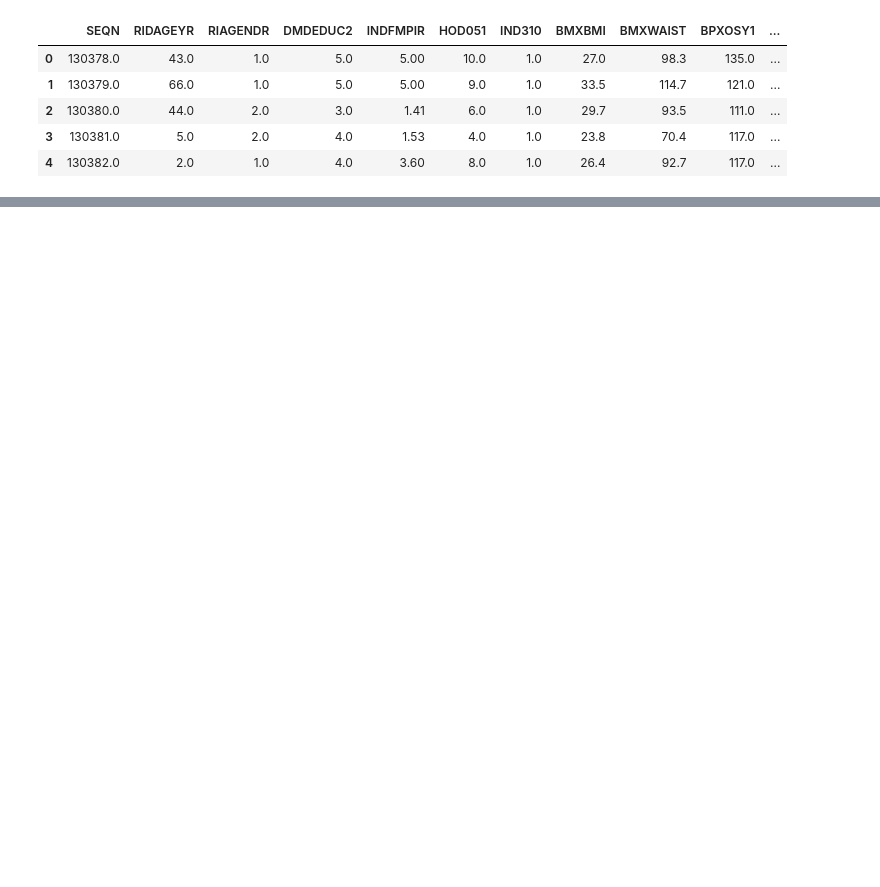
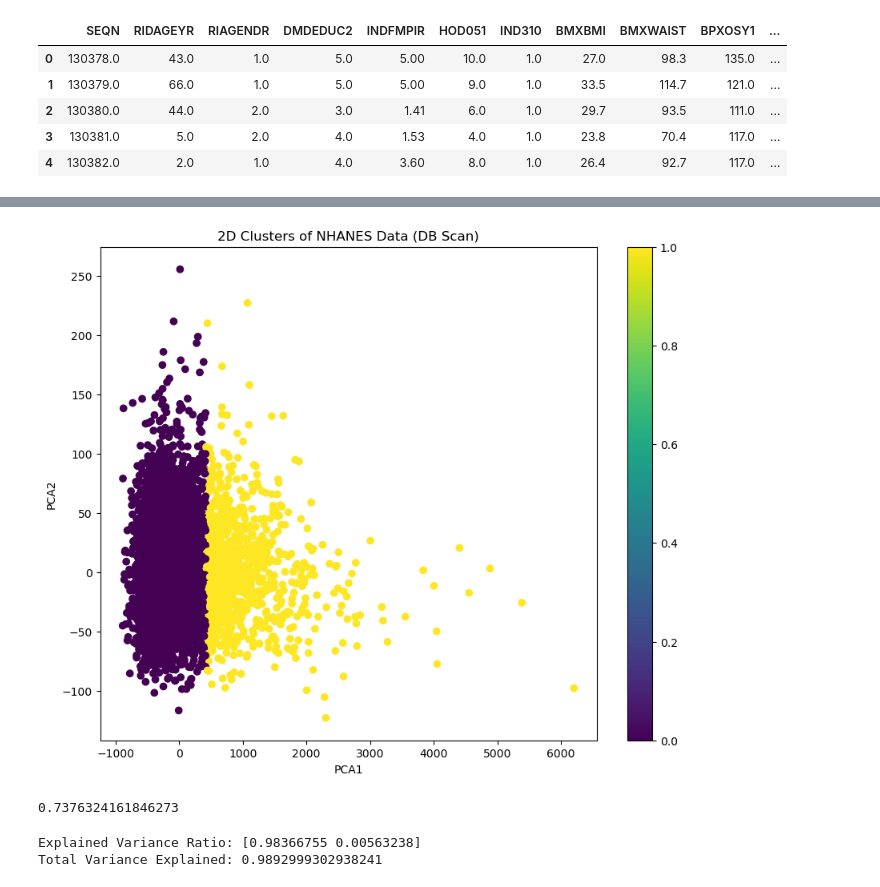
Before and after one commit to baldeoJV/CCADMACL_PROJ_COM222, a Jupyter notebook: SES_RAW DATA/health indicators/rawData_HealthIndicator.ipynb, the cells around one changed output, grey strips where cells are left out. Cells and saved outputs as stored; diff of their text form; code cells hidden in the pictures; blank space fills up the shorter version.

```diff
--- a/SES_RAW DATA/health indicators/rawData_HealthIndicator.ipynb
+++ b/SES_RAW DATA/health indicators/rawData_HealthIndicator.ipynb
@@ -87,0 +224,46 @@ df.shape
+# %%
+dbscan_df = df.copy()
+dbscan_df.head()
+
+scaler = StandardScaler()
+df_scaled = scaler.fit_transform(dbscan_df)
+
+X_dbscan_face, X_test = train_test_split(dbscan_df, test_size=0.2, random_state=42)
+kmeans = KMeans(n_clusters=2, random_state=42).fit(X_dbscan_face)
+
+# Convert back to a DataFrame with the original column names
+df_scaled = pd.DataFrame(df_scaled, columns=dbscan_df.columns)
+
+X_dbscan_face['cluster'] = kmeans.labels_
+# %%
+# use PCA in db scan
+
+pca = PCA(n_components=2)
+pca_result = pca.fit_transform(X_dbscan_face.drop(columns=['cluster']))
+
+X_dbscan_face['PCA1'] = pca_result[:, 0]
+X_dbscan_face['PCA2'] = pca_result[:, 1]
+
+plt.figure(figsize=(10, 8))
+plt.scatter(X_dbscan_face['PCA1'], X_dbscan_face['PCA2'], c=X_dbscan_face['cluster'], cmap='viridis')
+plt.xlabel("PCA1")
+plt.ylabel("PCA2")
+plt.title("2D Clusters of NHANES Data (DB Scan)")
+plt.colorbar()
+plt.show()
+# %% [output]
+[figure, added]
+# %%
+silhouette_score(X_dbscan_face, X_dbscan_face['cluster'])
+# %% [output]
+0.7376324161846273
+# %%
+# Explained variance ratio
+explained_variance = pca.explained_variance_ratio_
+print("Explained Variance Ratio:", explained_variance)
+
+# Total variance captured by selected components
+print("Total Variance Explained:", np.sum(explained_variance))
+# %% [output]
+Explained Variance Ratio: [0.98366755 0.00563238]
+Total Variance Explained: 0.9892999302938241
```
Also changed, not shown: parts of 16 cells of this notebook, 2 other files.
